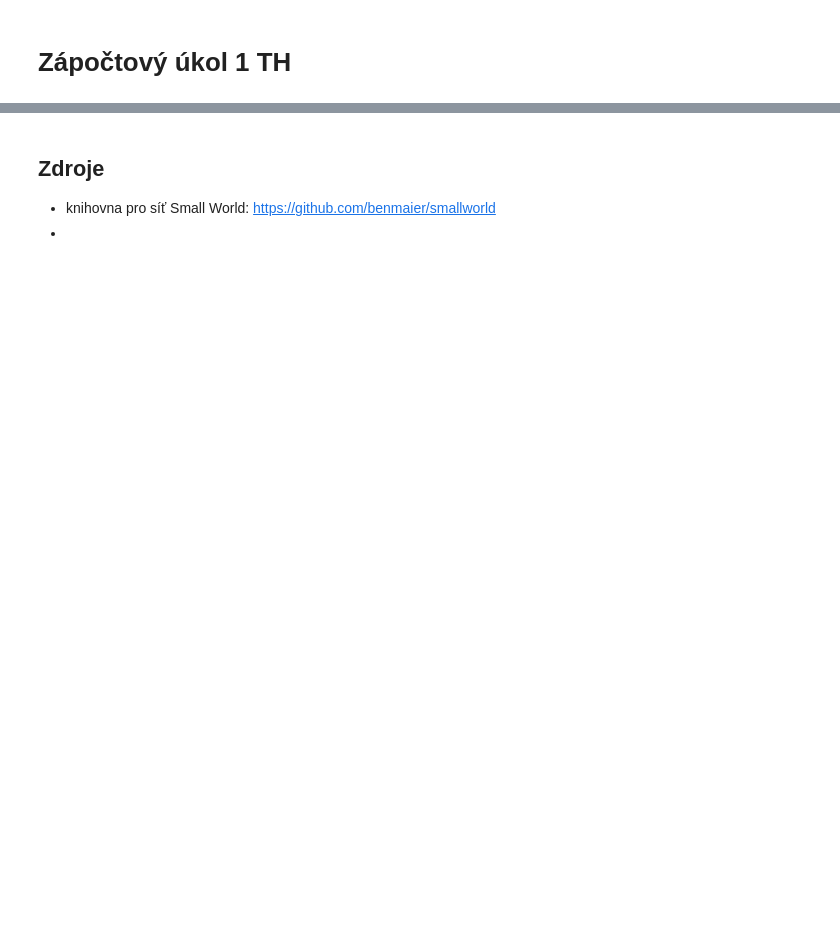
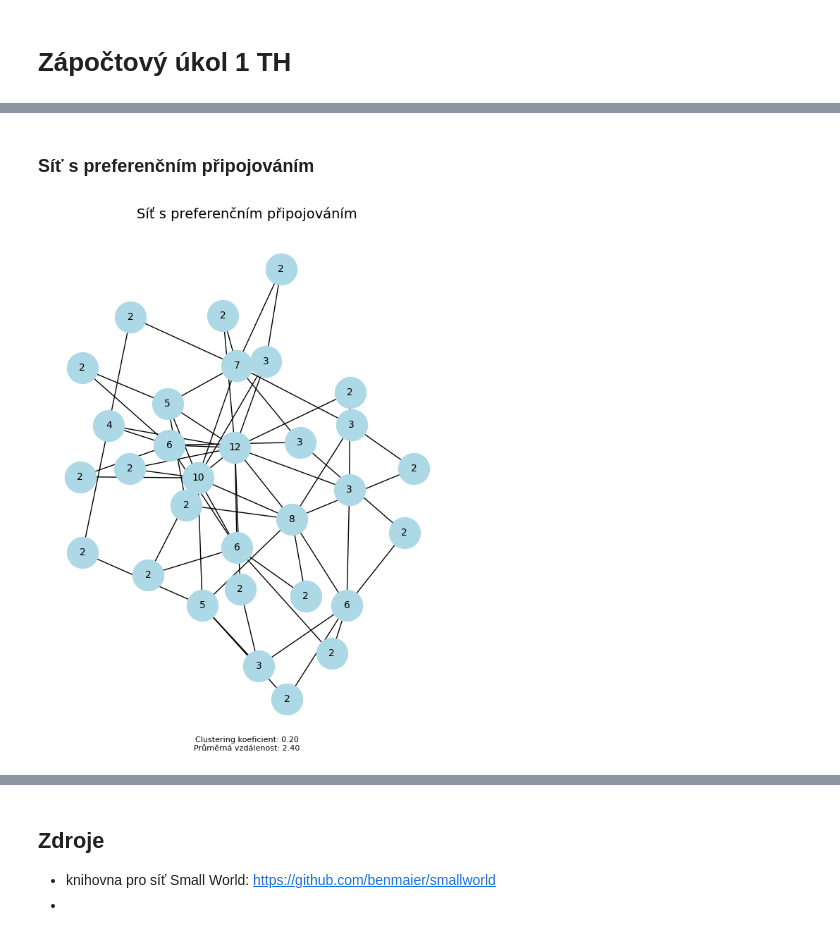
Before and after one commit to bourama1/TH1zp, a Jupyter notebook: TH1zp.ipynb, the cells around one changed output, grey strips where cells are left out. Drawn from its saved outputs; the diff is of its cells as text; code cells hidden in the pictures; blank space fills up the shorter version.

```diff
--- a/TH1zp.ipynb
+++ b/TH1zp.ipynb
@@ -70,0 +66,24 @@ Průměrná vzdálenost mezi dvěma body: 2.7978494623655914
+# %% [markdown]
+### Síť s preferenčním připojováním
+# %%
+PA = nx.barabasi_albert_graph(N, 2)  # 31 uzlů, každý nový uzel se připojí k existujícím uzlům s pravděpodobností, která je úměrná jejich stupni
+
+# Úprava popisu uzlů v grafu na jejich stupeň
+node_labels = {node: PA.degree(node) for node in PA.nodes()}
+
+# Vykreslení sítě s upravenými popisky uzlů a vypis hodnot sítě
+fig, ax = plt.subplots(figsize=(6, 8))
+
+# Vykreslení sítě s upravenými popisky uzlů
+pos = nx.spring_layout(PA)
+nx.draw(PA, pos, with_labels=True, labels=node_labels, node_color='lightblue', node_size=1000, font_size=10, ax=ax)
+ax.set_title("Síť s preferenčním připojováním", fontsize=14, y=1)
+
+# Výpis a výpočet vlastností sítě
+print_network_properties(PA, ax)
+
+# Zobrazení grafu
+plt.tight_layout()
+plt.show()
+# %% [output]
+[figure, added]
```
Also changed, not shown: parts of 15 cells of this notebook.
